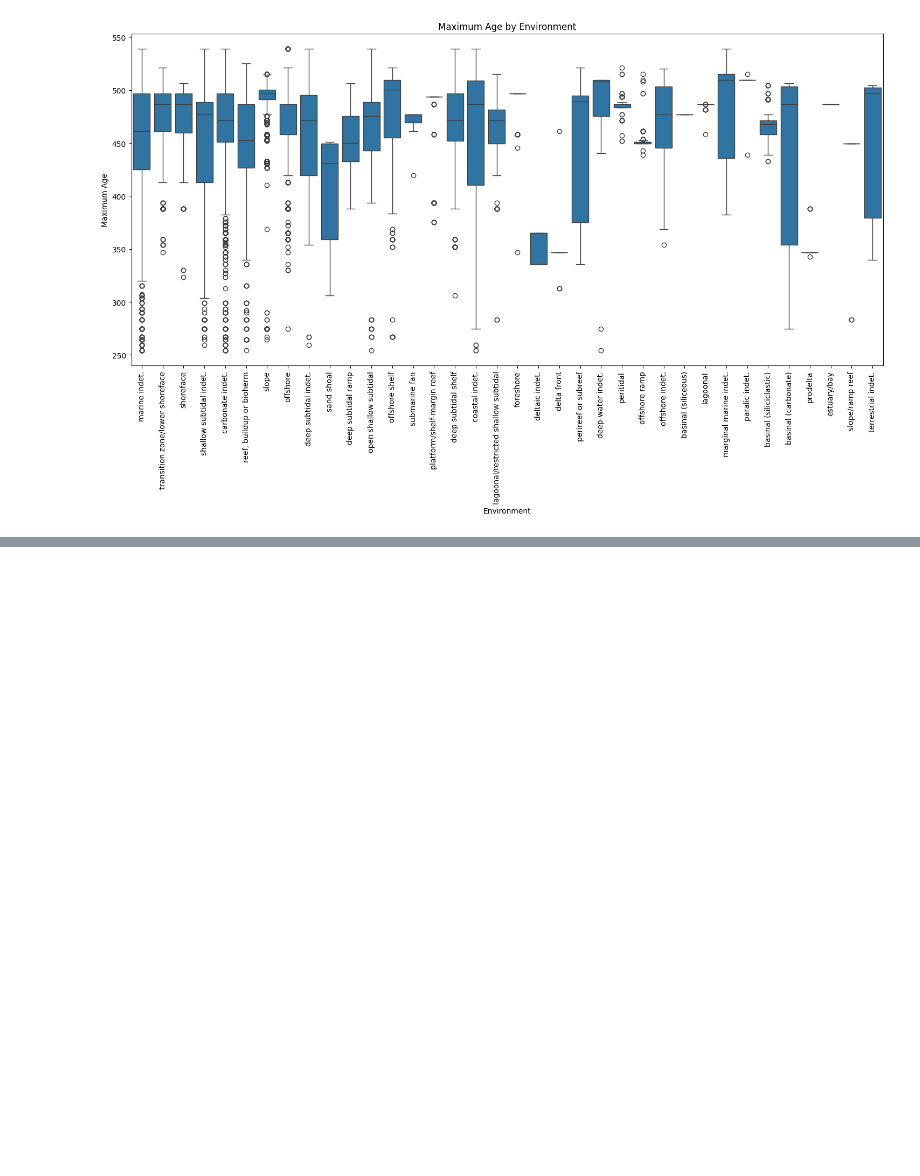
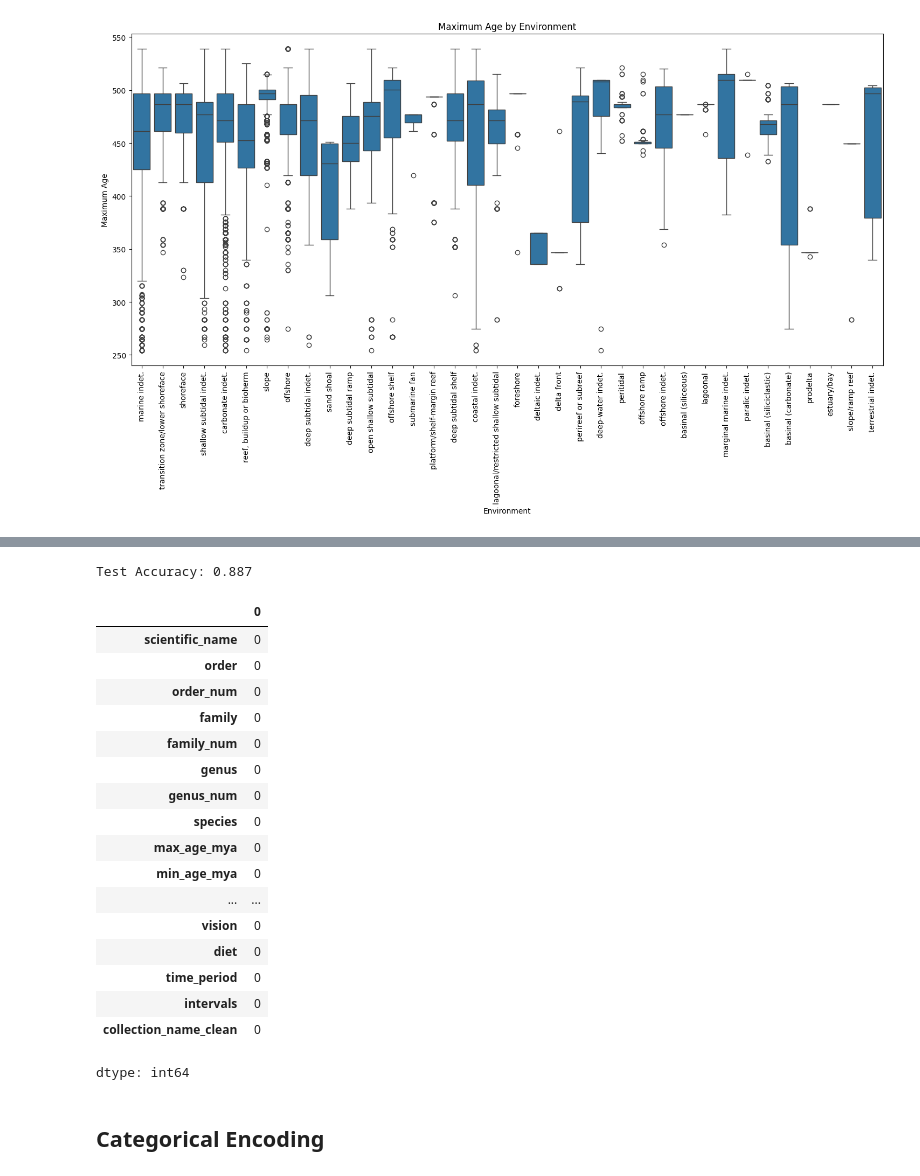
Before and after one commit to ShahdAmmar/ml_projects, a Jupyter notebook: supervised/trilobite_fossil_age_prediction/trilobite_fossil_age_prediction.ipynb, the cells around one changed output, grey strips where cells are left out. Drawn from its saved outputs; the diff is of its cells as text; code cells hidden in the pictures; blank space fills up the shorter version.

```diff
--- a/supervised/trilobite_fossil_age_prediction/trilobite_fossil_age_prediction.ipynb
+++ b/supervised/trilobite_fossil_age_prediction/trilobite_fossil_age_prediction.ipynb
@@ -350,0 +397,13 @@ plt.show()
+# %%
+train_df.drop(['early_interval', 'late_interval'], axis=1, inplace=True)
+# %%
+train_df.drop('latlng_basis', axis=1, inplace=True)
+# %%
+train_df.fillna({'assembly_composition': 'unkown'}, inplace=True)
+train_df.fillna({'stratigraphy_scale': 'unknown'}, inplace=True)
+train_df.fillna({'time_period': 'unknown'}, inplace=True)
+train_df.fillna({'preservation_mode': 'unknown'}, inplace=True)
+train_df.fillna({'vision': 'unknown'}, inplace=True)
+train_df.fillna({'formation': 'unknown'}, inplace=True)
+train_df.fillna({'environment': 'unknown'}, inplace=True)
+train_df.fillna({'lithology': 'unknown'}, inplace=True)
@@ -350,0 +450,51 @@ plt.show()
+# %%
+# Cleaning Text
+df['collection_name_clean'] = df['collection_name'].str.lower().str.replace(r'[^a-z\s]', '', regex=True)
+
+# Vectorizer
+vectorizer = TfidfVectorizer(ngram_range=(1, 2), max_features=1000)
+
+# Preparing data
+collection_df = df[df['collection_type'].notnull()]
+x = vectorizer.fit_transform(collection_df['collection_name_clean'])
+y = collection_df['collection_type']
+x_train, x_test, y_train, y_test = train_test_split(x, y, random_state=42)
+
+# Building Collection Type Classifier
+clf3 = RandomForestClassifier()
+clf3.fit(x_train, y_train)
+
+# Accuracy on Test
+y_pred = clf3.predict(x_test)
+accuracy = accuracy_score(y_test, y_pred)
+print(f"Test Accuracy: {accuracy:.3f}")
+
+# Fill missing values
+train_df['collection_name_clean'] = train_df['collection_name'].str.lower().str.replace(r'[^a-z\s]', '', regex=True)
+missing_collectionType = train_df[train_df['collection_type'].isnull()]
+x_missing = vectorizer.transform(missing_collectionType['collection_name_clean'])
+
+train_df.loc[train_df['collection_type'].isnull(), 'collection_type'] = clf3.predict(x_missing)
+# %% [output]
+Test Accuracy: 0.887
+# %%
+train_df.isnull().sum()
+# %% [output]
+|  | 0 |
+| scientific_name | 0 |
+| order | 0 |
+| order_num | 0 |
+| family | 0 |
+| family_num | 0 |
+| genus | 0 |
+| genus_num | 0 |
+| species | 0 |
+| max_age_mya | 0 |
+| min_age_mya | 0 |
+| ... | ... |
+| vision | 0 |
+| diet | 0 |
+| time_period | 0 |
+| intervals | 0 |
+| collection_name_clean | 0 |
+dtype: int64
@@ -350,0 +503,2 @@ plt.show()
+# %% [markdown]
+## Categorical Encoding
```
Also changed, not shown: parts of 23 cells of this notebook.
